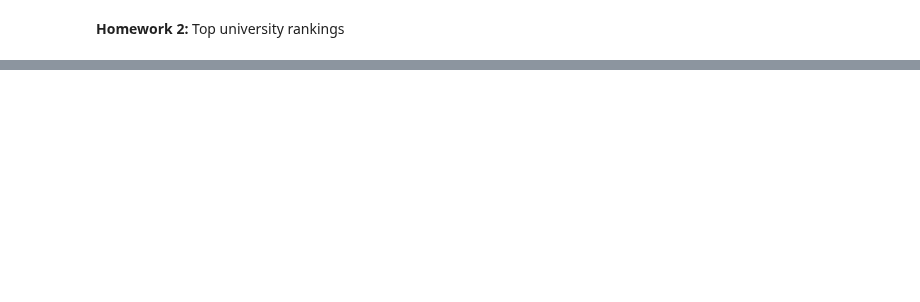
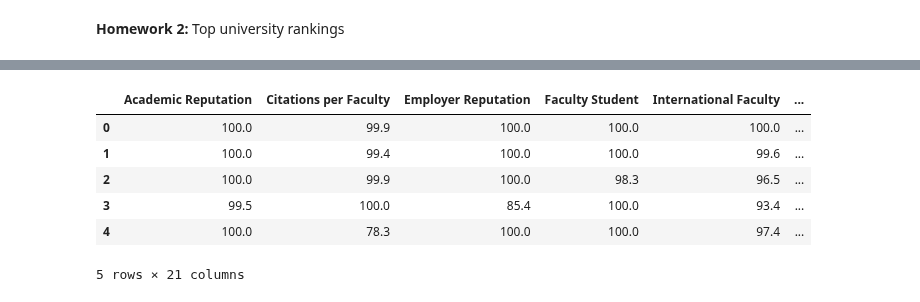
Before and after one commit to adamkozak/ADA2017-project, a Jupyter notebook: Homework/02 - Data from the Web/Homework 2.ipynb, the cells around one changed output, grey strips where cells are left out. Saved outputs shown, nothing was run; the diff lists cells and outputs as text; code cells hidden in the pictures; blank space fills up the shorter version.

```diff
--- a/Homework/02 - Data from the Web/Homework 2.ipynb
+++ b/Homework/02 - Data from the Web/Homework 2.ipynb
@@ -152,0 +15,58 @@ Total.head()
+# %%
+# Take only first 200 records and put them into DataFrame
+top_unis = pd.DataFrame.from_dict(r['data'][:200])
+top_unis = top_unis[['rank_display', 'title', 'score', 'cc', 'country',
+       'region', 'url', 'nid']]
+# %%
+details = pd.DataFrame()
+for url, nid in zip(top_unis['url'].values, top_unis['nid'].values):
+    #print(url)
+
+    req = requests.get('https://www.topuniversities.com' + url)
+    soup = BeautifulSoup(req.text, 'html.parser')
+    req2 = requests.get('https://www.topuniversities.com/qs-profiles/classifications/' + nid).json()
+
+    d = dict()
+    d['url'] = url
+    try:
+        d['total faculty'] = int(soup.find("div", class_="total faculty").find("div", class_="number").string.strip().replace(",", ""))
+        d['inter faculty'] = int(soup.find("div", class_="inter faculty").find("div", class_="number").string.strip().replace(",", ""))
+        d['Number of students'] = int(soup.find("div", class_="total student").find("div", class_="number").string.strip().replace(",", ""))
+        d['Postgraduate students [%]'] = int(soup.find("div", class_="total student").find("div", class_="post").span.string.strip().replace("%", ""))
+        d['Undergraduate students [%]'] = int(soup.find("div", class_="total student").find("div", class_="grad").span.string.strip().replace("%", ""))
+        d['Total international students'] = int(soup.find("div", class_="total inter").find("div", class_="number").string.strip().replace(",", ""))
+        d['Postgraduate international students [%]'] = int(soup.find("div", class_="total inter").find("div", class_="post").span.string.strip().replace("%", ""))
+        d['Undergraduate international students [%]'] = int(soup.find("div", class_="total inter").find("div", class_="grad").span.string.strip().replace("%", ""))
+
+        #for s in soup.find("ul", class_="score").strings:
+        #    print(s)
+
+        #soup.find("div", id="wurc").find("ul", class_="score")
+
+        score_type = [elem.string.strip() for elem in soup.find("ul", class_="score").find_all("div", class_="criteria")]
+        score_value = [float(elem.string) for elem in soup.find("ul", class_="score").find_all("div", class_="text")]
+        lis = list(zip(score_type, score_value))
+
+        d.update(dict((type_, value_) for type_, value_ in lis))
+        d.update(req2['classifications'])
+        #temp = soup.find("ul", id = "uni-info").find_all("h4")
+
+        #d['Age'] = temp[1].span.string
+        #d['Status'] = temp[2].span.string
+        #d['Research'] = temp[3].span.string
+        #d['Focus'] = temp[4].span.string
+        #for element in temp:
+        #   d[element.contents[0].strip()] = element.span.string.strip()
+    except:
+        pass
+    details = pd.concat([details, pd.DataFrame.from_dict([d])], ignore_index=True)
+
+details.head()
+# %% [output]
+|  | Academic Reputation | Citations per Faculty | Employer Reputation | Faculty Student | International Faculty | ... |
+| 0 | 100.0 | 99.9 | 100.0 | 100.0 | 100.0 | ... |
+| 1 | 100.0 | 99.4 | 100.0 | 100.0 | 99.6 | ... |
+| 2 | 100.0 | 99.9 | 100.0 | 98.3 | 96.5 | ... |
+| 3 | 99.5 | 100.0 | 85.4 | 100.0 | 93.4 | ... |
+| 4 | 100.0 | 78.3 | 100.0 | 100.0 | 97.4 | ... |
+5 rows × 21 columns
```
Also changed, not shown: parts of 45 cells of this notebook.
